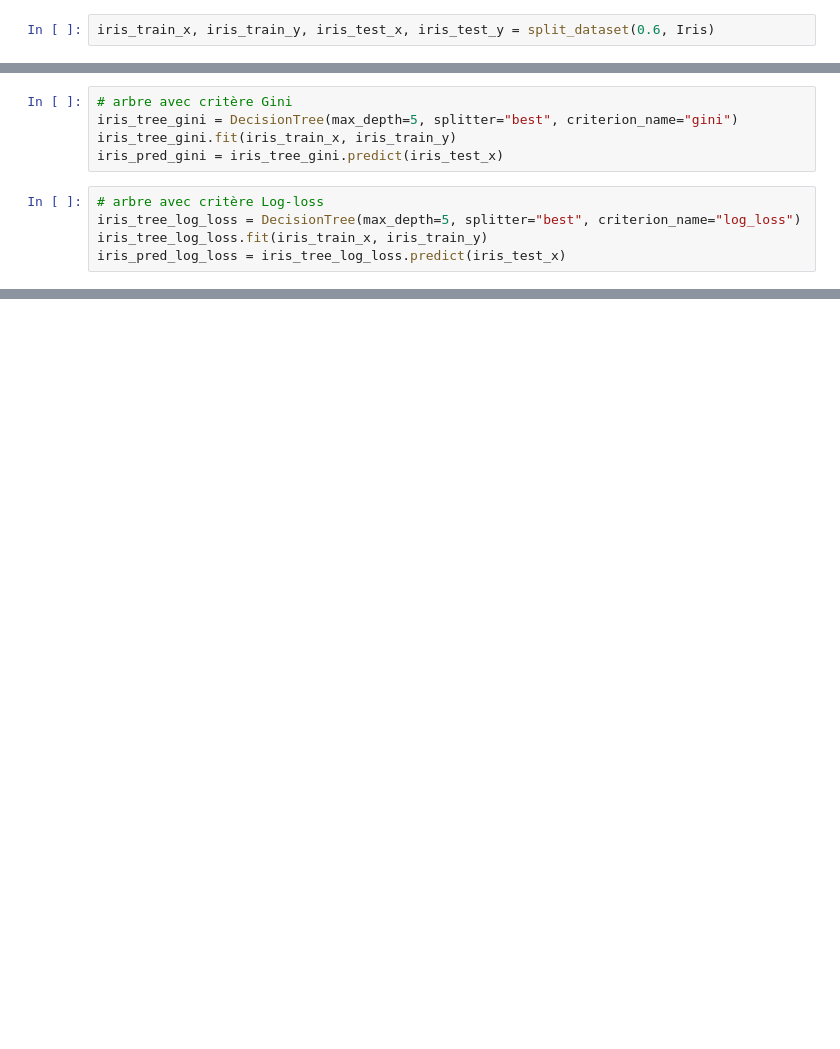
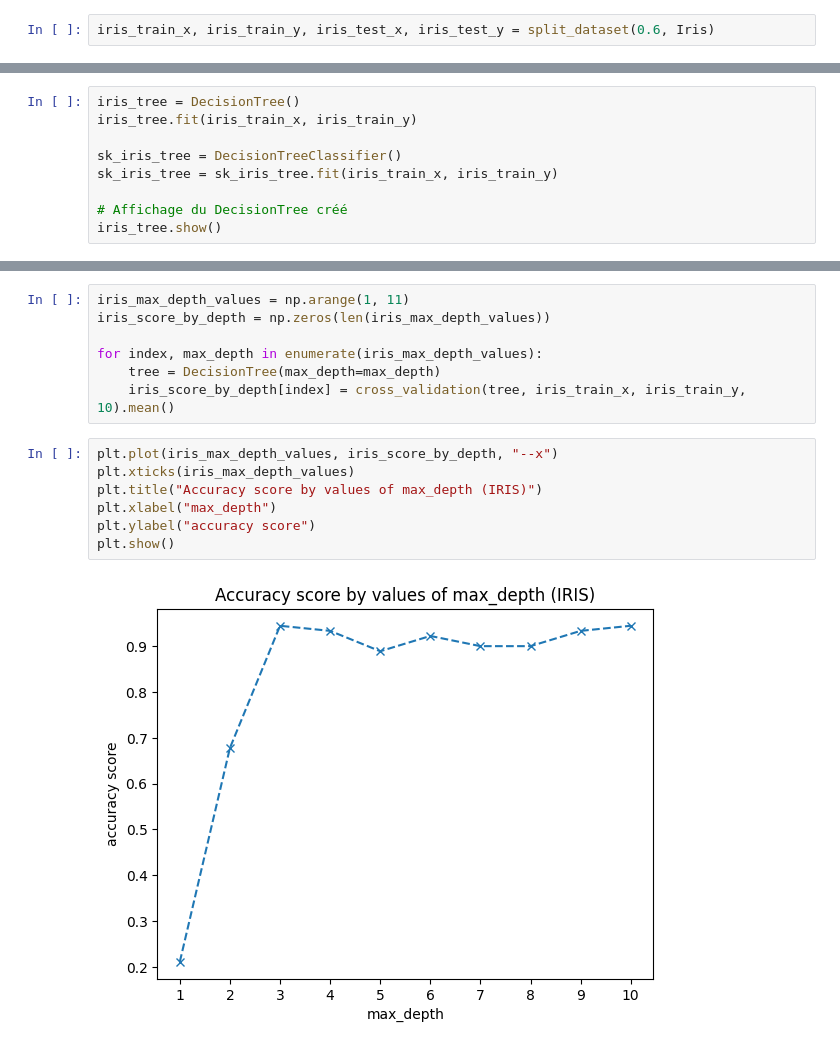
Before and after one commit to desfreng/IAS-Random-Forest, a Jupyter notebook: docs/DecisionTree.ipynb, the cells around one changed output, grey strips where cells are left out. Drawn from its saved outputs; the diff is of its cells as text; blank space fills up the shorter version.

Commit message:
Splitting Criterion from DecisionTree docs

```diff
--- a/docs/DecisionTree.ipynb
+++ b/docs/DecisionTree.ipynb
@@ -27,10 +26,0 @@ emnist_compressed_test_x = pca.compress(emnist_test_x)
-# %%
-# arbre avec critère Gini
-iris_tree_gini = DecisionTree(max_depth=5, splitter="best", criterion_name="gini")
-iris_tree_gini.fit(iris_train_x, iris_train_y)
-iris_pred_gini = iris_tree_gini.predict(iris_test_x)
-# %%
-# arbre avec critère Log-loss
-iris_tree_log_loss = DecisionTree(max_depth=5, splitter="best", criterion_name="log_loss")
-iris_tree_log_loss.fit(iris_train_x, iris_train_y)
-iris_pred_log_loss = iris_tree_log_loss.predict(iris_test_x)
@@ -137,0 +31,9 @@ Le critère n'a pas beaucoup d'influence ici. Par contre notre algo reste assez
+# %%
+iris_tree = DecisionTree()
+iris_tree.fit(iris_train_x, iris_train_y)
+
+sk_iris_tree = DecisionTreeClassifier()
+sk_iris_tree = sk_iris_tree.fit(iris_train_x, iris_train_y)
+
+# Affichage du DecisionTree créé
+iris_tree.show()
@@ -137,0 +66,16 @@ Le critère n'a pas beaucoup d'influence ici. Par contre notre algo reste assez
+# %%
+iris_max_depth_values = np.arange(1, 11)
+iris_score_by_depth = np.zeros(len(iris_max_depth_values))
+
+for index, max_depth in enumerate(iris_max_depth_values):
+    tree = DecisionTree(max_depth=max_depth)
+    iris_score_by_depth[index] = cross_validation(tree, iris_train_x, iris_train_y, 10).mean()
+# %%
+plt.plot(iris_max_depth_values, iris_score_by_depth, "--x")
+plt.xticks(iris_max_depth_values)
+plt.title("Accuracy score by values of max_depth (IRIS)")
+plt.xlabel("max_depth")
+plt.ylabel("accuracy score")
+plt.show()
+# %% [output]
+[figure, added]
```
Also changed, not shown: parts of 40 cells of this notebook, 1 other file.
